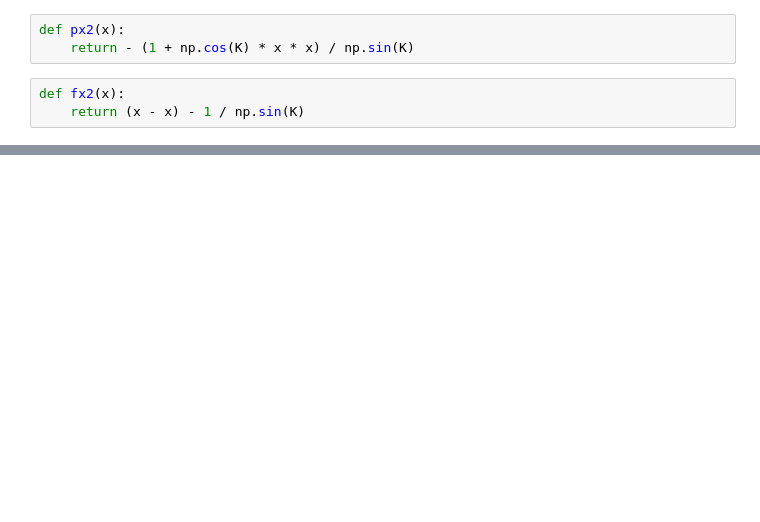
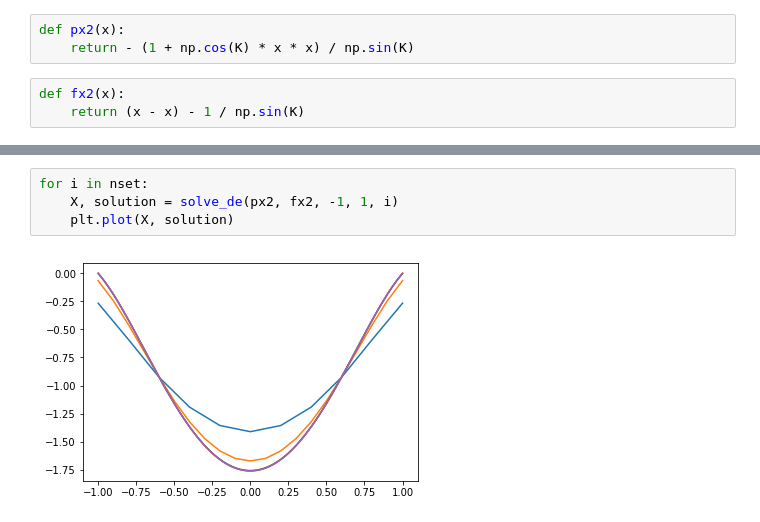
Before and after one commit to kirsider/MChA_5sem, a Jupyter notebook: lab1.ipynb, the cells around one changed output, grey strips where cells are left out. Drawn from its saved outputs; the diff is of its cells as text; blank space fills up the shorter version.

```diff
--- a/lab1.ipynb
+++ b/lab1.ipynb
@@ -54,0 +106,6 @@ plt.plot(X, sol2)
+# %%
+for i in nset:
+    X, solution = solve_de(px2, fx2, -1, 1, i)
+    plt.plot(X, solution)
+# %% [output]
+[figure, added]
```
Also changed, not shown: parts of 16 cells of this notebook.
